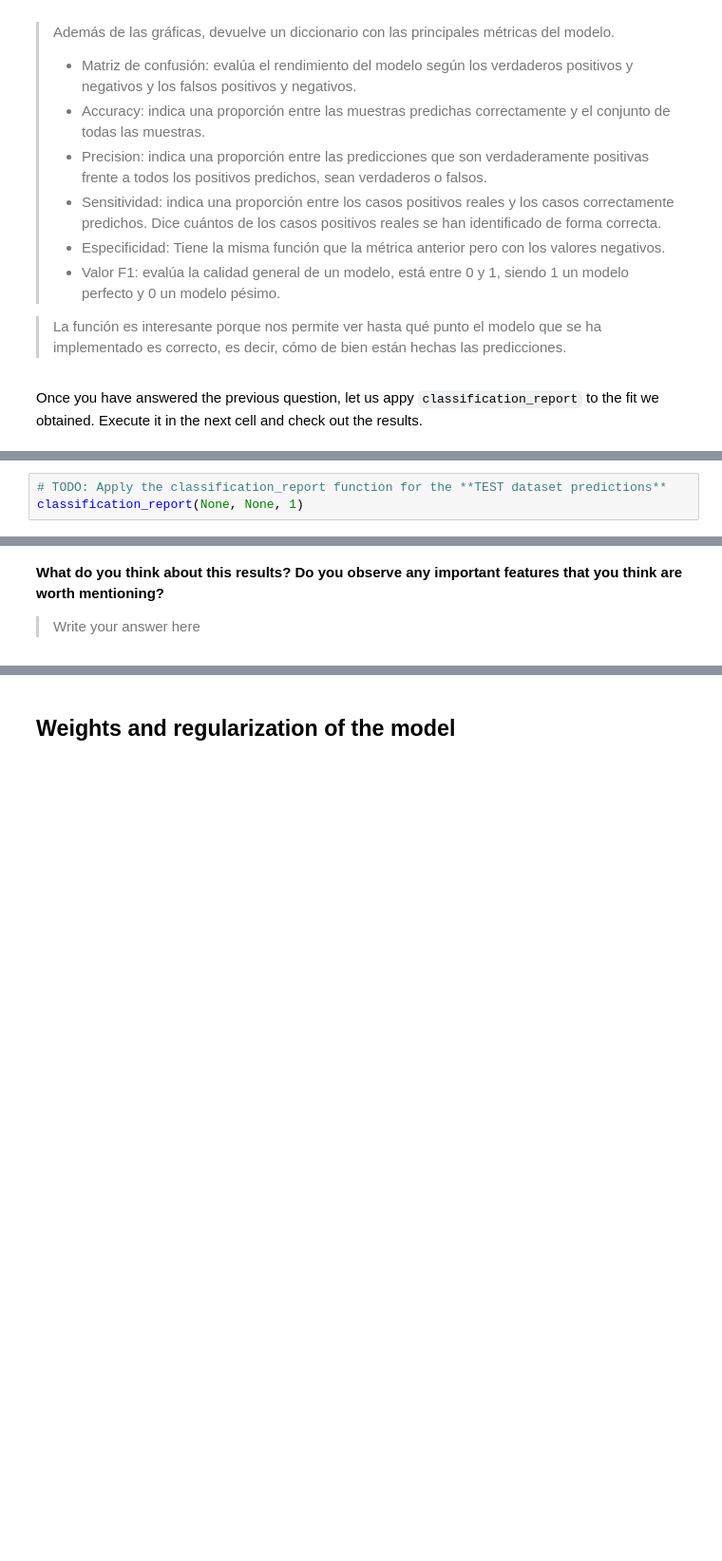
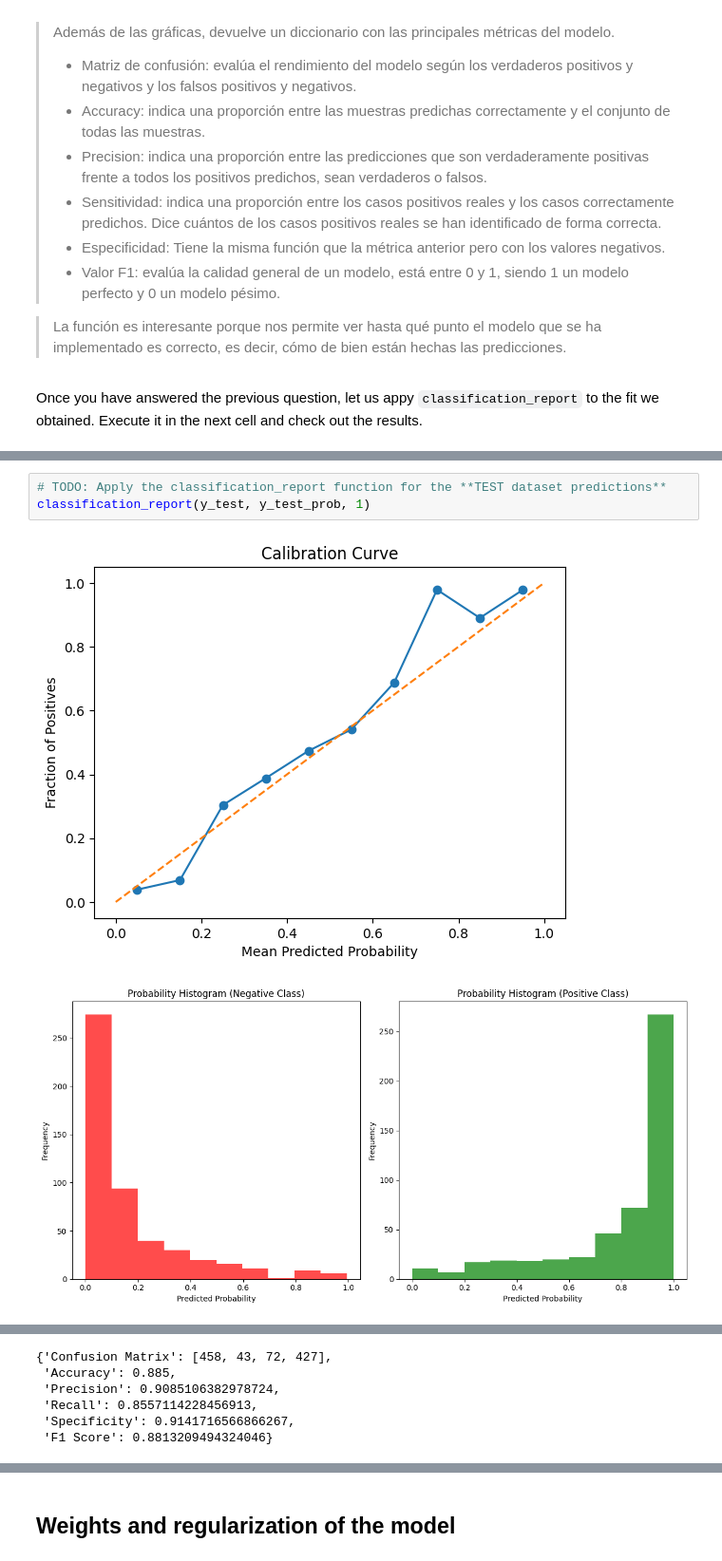
Before and after one commit to ICAI-IMAT-ML/p2-5-palomadiez, a Jupyter notebook: notebook/Lab2_5_LogisticRegression_and_regularization.ipynb, the cells around one changed output, grey strips where cells are left out. Shown at 95% size. Cells and saved outputs as stored; diff of their text form; blank space fills up the shorter version.

```diff
--- a/notebook/Lab2_5_LogisticRegression_and_regularization.ipynb
+++ b/notebook/Lab2_5_LogisticRegression_and_regularization.ipynb
@@ -193,3 +200,6 @@ Error:
 # %%
 # TODO: Apply the classification_report function for the **TEST dataset predictions**
-classification_report(None, None, 1)
+classification_report(y_test, y_test_prob, 1)
+# %% [output]
+[figure, added]
+[figure, added]
@@ -196,4 +207,6 @@ classification_report(None, None, 1)
+{'Confusion Matrix': [458, 43, 72, 427],
+ 'Accuracy': 0.885,
+ 'Precision': 0.9085106382978724,
+ 'Recall': 0.8557114228456913,
+ 'Specificity': 0.9141716566866267,
+ 'F1 Score': 0.8813209494324046}
-# %% [markdown]
-**What do you think about this results? Do you observe any important features that you think are worth mentioning?**
-
-> Write your answer here
```
Also changed, not shown: parts of 19 cells of this notebook.
